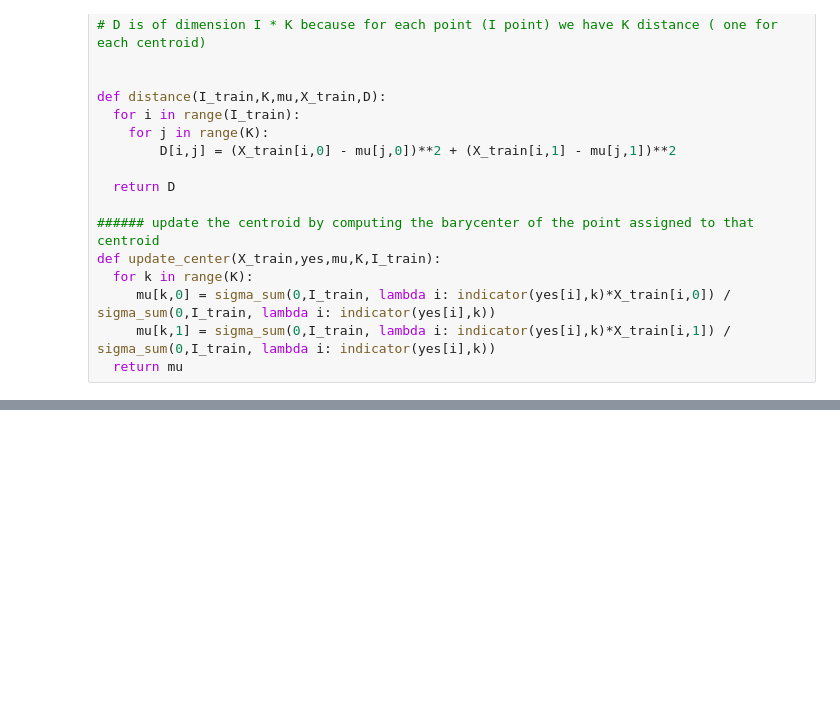
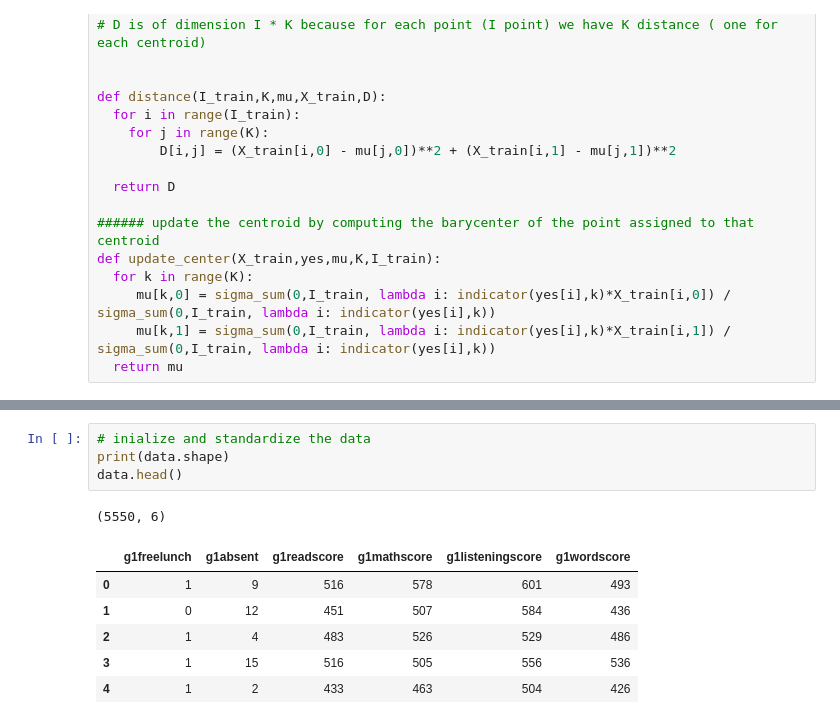
Before and after one commit to bee-llel/Machine-Learning, a Jupyter notebook: Kmean.ipynb, the cells around one changed output, grey strips where cells are left out. Drawn from its saved outputs; the diff is of its cells as text; blank space fills up the shorter version.

```diff
--- a/Kmean.ipynb
+++ b/Kmean.ipynb
@@ -128,0 +155,12 @@ plt.scatter(mu[:,0],mu[:,1],s=400,marker='+',c="black")
+# %%
+# inialize and standardize the data
+print(data.shape)
+data.head()
+# %% [output]
+(5550, 6)
+|  | g1freelunch | g1absent | g1readscore | g1mathscore | g1listeningscore | g1wordscore |
+| 0 | 1 | 9 | 516 | 578 | 601 | 493 |
+| 1 | 0 | 12 | 451 | 507 | 584 | 436 |
+| 2 | 1 | 4 | 483 | 526 | 529 | 486 |
+| 3 | 1 | 15 | 516 | 505 | 556 | 536 |
+| 4 | 1 | 2 | 433 | 463 | 504 | 426 |
```
Also changed, not shown: parts of 17 cells of this notebook.
